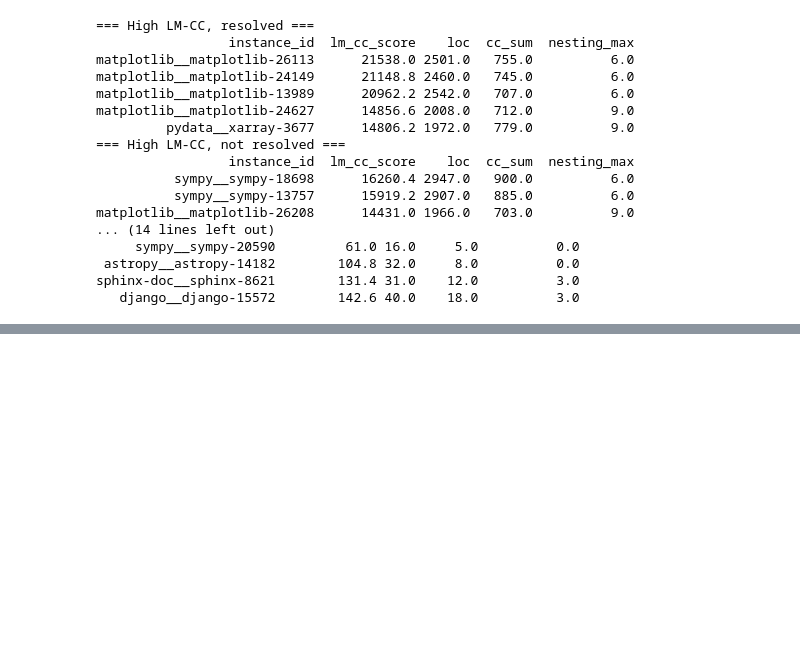
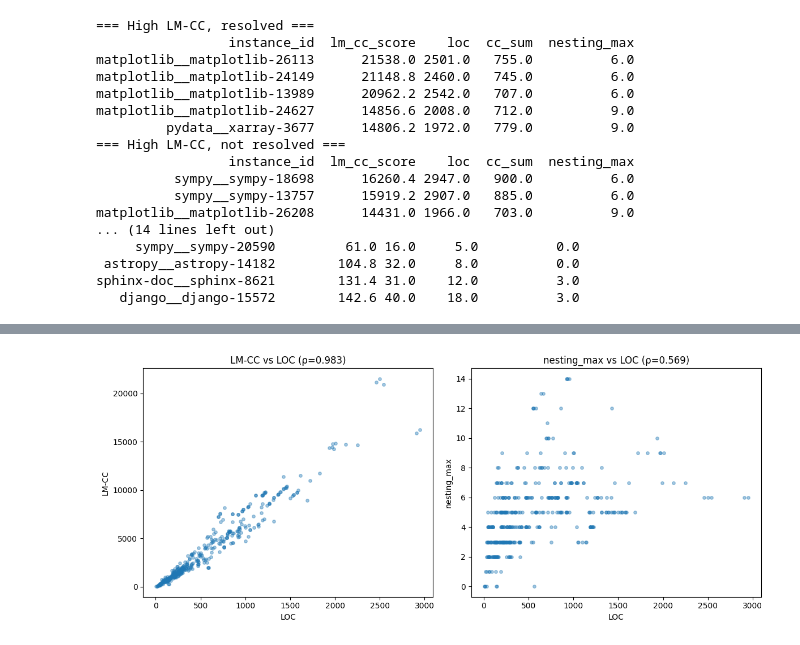
Before and after one commit to Sharkoon1/code-complexity-llm-performance, a Jupyter notebook: notebooks/explore_results.ipynb, the cells around one changed output, grey strips where cells are left out. Saved outputs shown, nothing was run; the diff lists cells and outputs as text; code cells hidden in the pictures; blank space fills up the shorter version.

```diff
--- a/notebooks/explore_results.ipynb
+++ b/notebooks/explore_results.ipynb
@@ -213,0 +252,21 @@ n_branches                 +0.949
+# %%
+import matplotlib.pyplot as plt
+from scipy.stats import spearmanr
+
+fig, axes = plt.subplots(1, 2, figsize=(12, 5))
+
+rho1, _ = spearmanr(clean["lm_cc_score"], clean["loc"])
+axes[0].scatter(clean["loc"], clean["lm_cc_score"], alpha=0.4, s=15)
+axes[0].set_xlabel("LOC"); axes[0].set_ylabel("LM-CC")
+axes[0].set_title(f"LM-CC vs LOC (ρ={rho1:.3f})")
+
+rho2, _ = spearmanr(clean["nesting_max"], clean["loc"])
+axes[1].scatter(clean["loc"], clean["nesting_max"], alpha=0.4, s=15)
+axes[1].set_xlabel("LOC"); axes[1].set_ylabel("nesting_max")
+axes[1].set_title(f"nesting_max vs LOC (ρ={rho2:.3f})")
+
+plt.tight_layout()
+plt.savefig("collinearity.png", dpi=150)
+plt.show()
+# %% [output]
+[figure, added]
```
Also changed, not shown: parts of 4 cells of this notebook, 3 other files.
